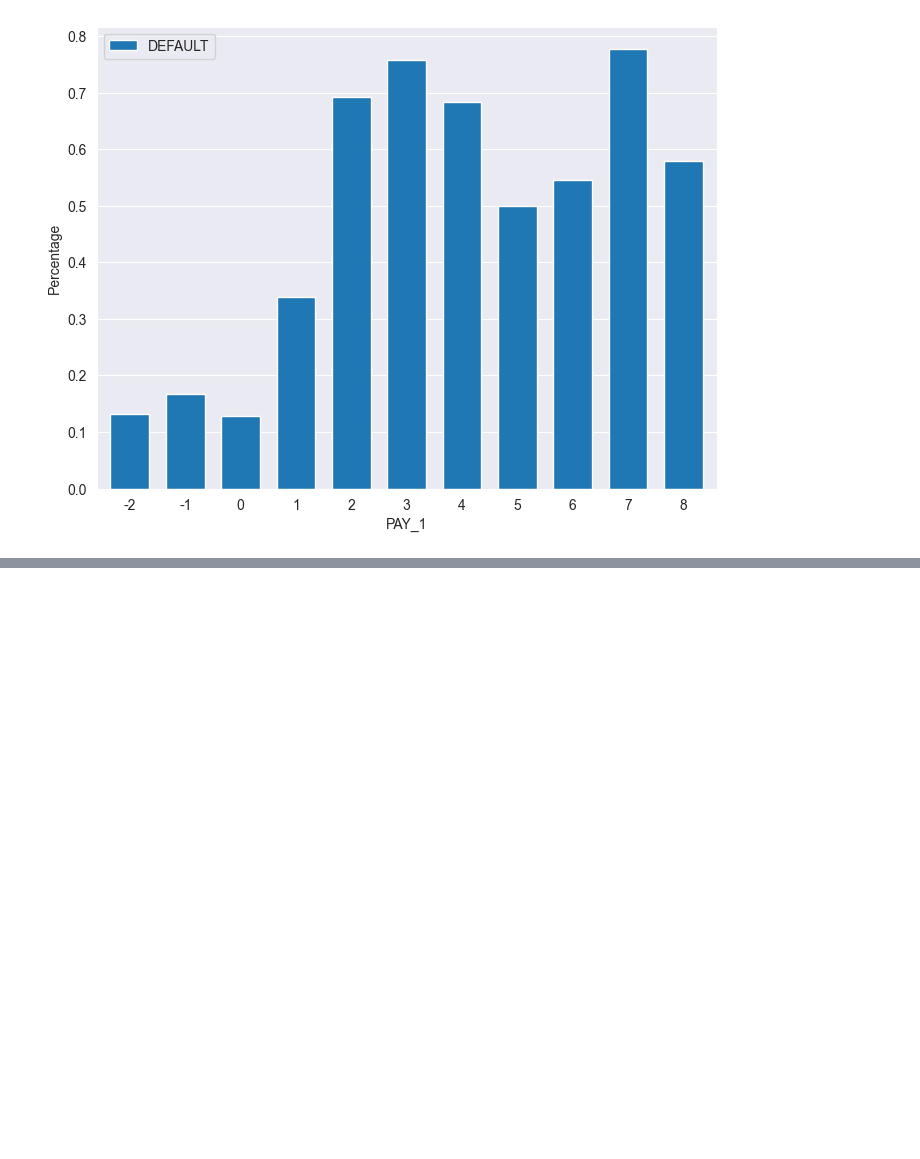
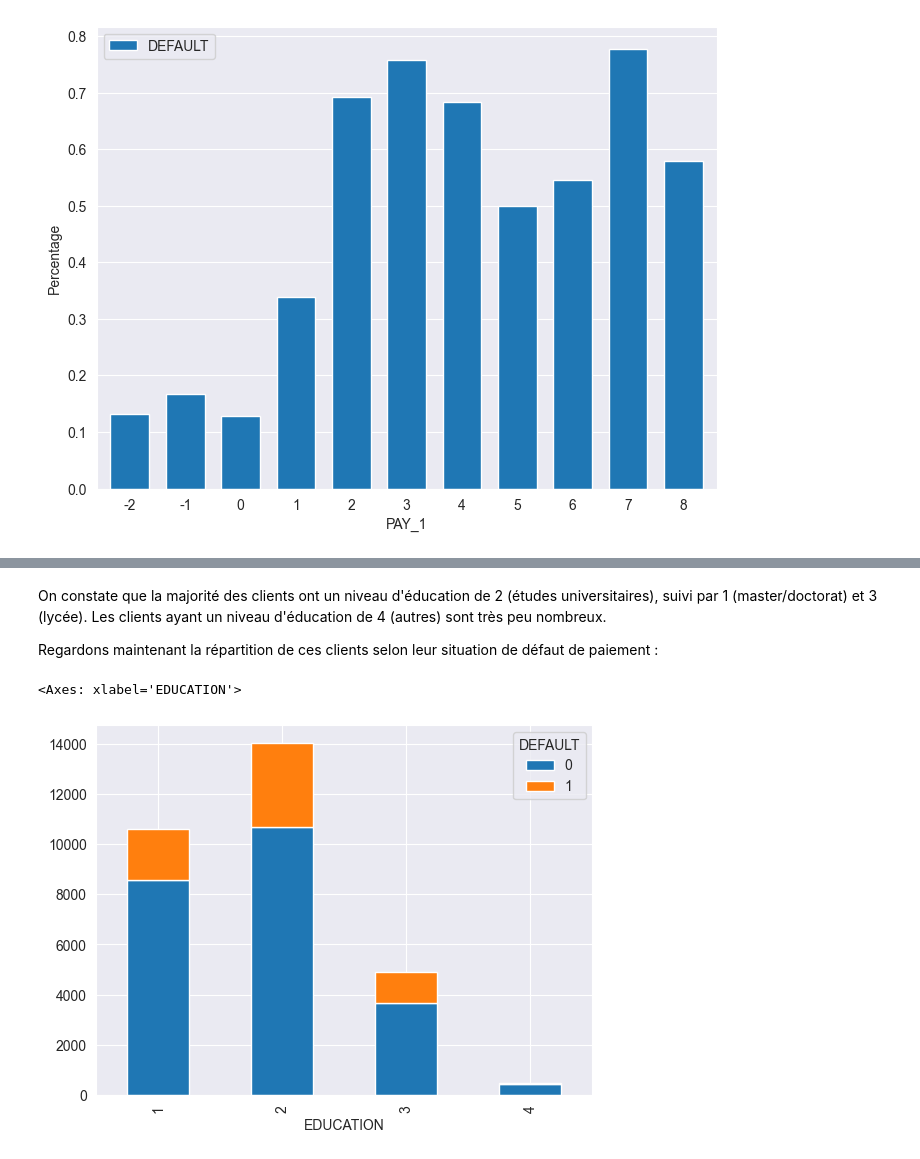
Before and after one commit to Alhern/defaults_prediction, a Jupyter notebook: credit_default.ipynb, the cells around one changed output, grey strips where cells are left out. Drawn from its saved outputs; the diff is of its cells as text; code cells hidden in the pictures; blank space fills up the shorter version.

```diff
--- a/credit_default.ipynb
+++ b/credit_default.ipynb
@@ -169,0 +221,9 @@ plt.show()
+# %% [markdown]
+On constate que la majorité des clients ont un niveau d'éducation de 2 (études universitaires), suivi par 1 (master/doctorat) et 3 (lycée). Les clients ayant un niveau d'éducation de 4 (autres) sont très peu nombreux.
+
+Regardons maintenant la répartition de ces clients selon leur situation de défaut de paiement :
+# %%
+pd.crosstab(df['EDUCATION'], df['DEFAULT']).plot.bar(stacked=True)
+# %% [output]
+<Axes: xlabel='EDUCATION'>
+[figure, added]
```
Also changed, not shown: parts of 22 cells of this notebook.
